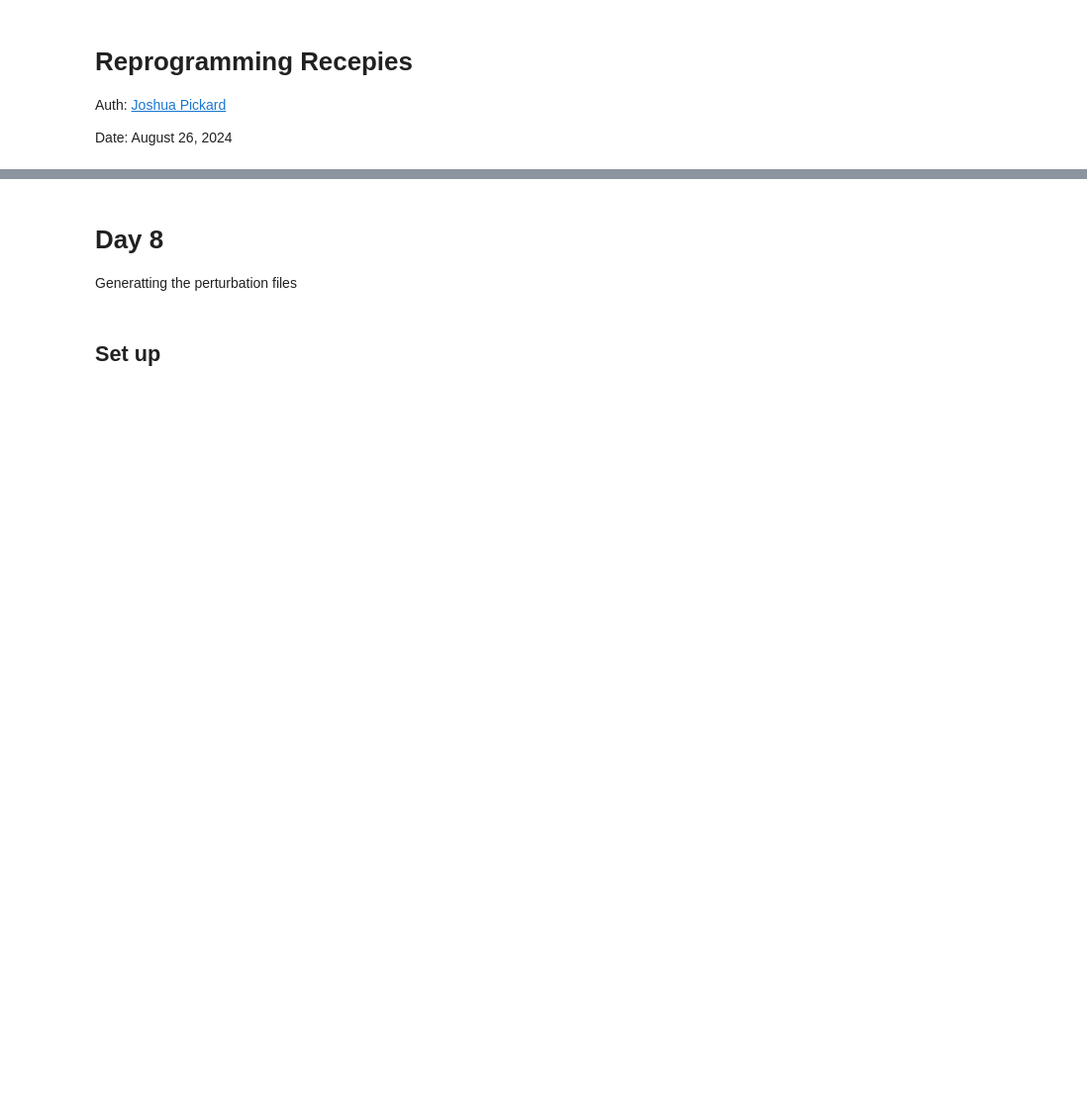
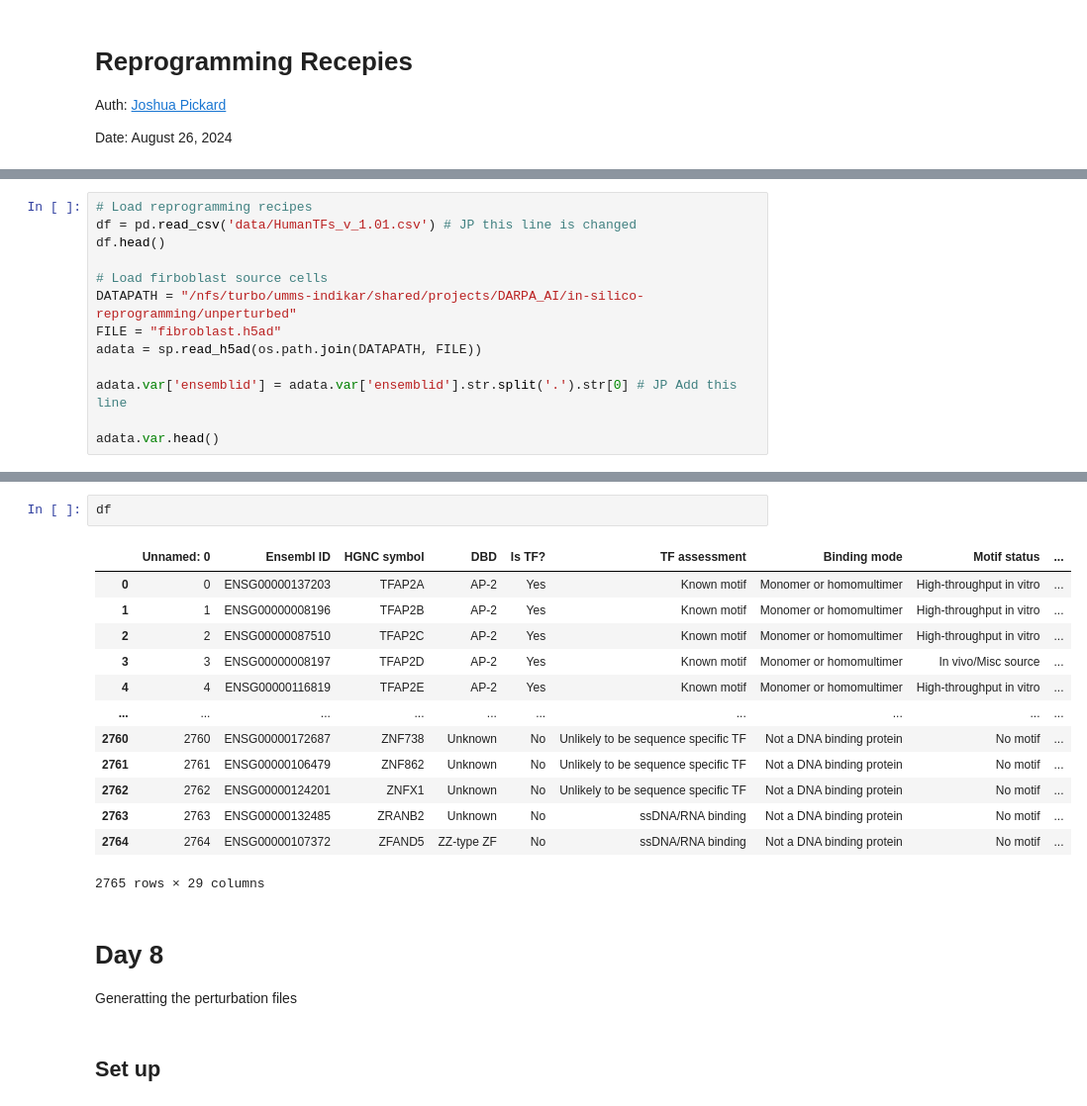
Before and after one commit to Jpickard1/scFoundationModels, a Jupyter notebook: notebooks/reprogramming/reprogramming-recipies-jpic.ipynb, the cells around one changed output, grey strips where cells are left out. Shown at 99% size. Cells and saved outputs as stored; diff of their text form; blank space fills up the shorter version.

```diff
--- a/notebooks/reprogramming/reprogramming-recipies-jpic.ipynb
+++ b/notebooks/reprogramming/reprogramming-recipies-jpic.ipynb
@@ -6,0 +17,13 @@ Date: August 26, 2024
+# %%
+# Load reprogramming recipes
+df = pd.read_csv('data/HumanTFs_v_1.01.csv') # JP this line is changed
+df.head()
+
+# Load firboblast source cells
+DATAPATH = "/nfs/turbo/umms-indikar/shared/projects/DARPA_AI/in-silico-reprogramming/unperturbed"
+FILE = "fibroblast.h5ad"
+adata = sp.read_h5ad(os.path.join(DATAPATH, FILE))
+
+adata.var['ensemblid'] = adata.var['ensemblid'].str.split('.').str[0] # JP Add this line
+
+adata.var.head()
@@ -7,3 +276,19 @@ Date: August 26, 2024
+# %%
+df
+# %% [output]
+|  | Unnamed: 0 | Ensembl ID | HGNC symbol | DBD | Is TF? | TF assessment | Binding mode | Motif status | ... |
+| 0 | 0 | ENSG00000137203 | TFAP2A | AP-2 | Yes | Known motif | Monomer or homomultimer | High-throughput in vitro | ... |
+| 1 | 1 | ENSG00000008196 | TFAP2B | AP-2 | Yes | Known motif | Monomer or homomultimer | High-throughput in vitro | ... |
+| 2 | 2 | ENSG00000087510 | TFAP2C | AP-2 | Yes | Known motif | Monomer or homomultimer | High-throughput in vitro | ... |
+| 3 | 3 | ENSG00000008197 | TFAP2D | AP-2 | Yes | Known motif | Monomer or homomultimer | In vivo/Misc source | ... |
+| 4 | 4 | ENSG00000116819 | TFAP2E | AP-2 | Yes | Known motif | Monomer or homomultimer | High-throughput in vitro | ... |
+| ... | ... | ... | ... | ... | ... | ... | ... | ... | ... |
+| 2760 | 2760 | ENSG00000172687 | ZNF738 | Unknown | No | Unlikely to be sequence specific TF | Not a DNA binding protein | No motif | ... |
+| 2761 | 2761 | ENSG00000106479 | ZNF862 | Unknown | No | Unlikely to be sequence specific TF | Not a DNA binding protein | No motif | ... |
+| 2762 | 2762 | ENSG00000124201 | ZNFX1 | Unknown | No | Unlikely to be sequence specific TF | Not a DNA binding protein | No motif | ... |
+| 2763 | 2763 | ENSG00000132485 | ZRANB2 | Unknown | No | ssDNA/RNA binding | Not a DNA binding protein | No motif | ... |
+| 2764 | 2764 | ENSG00000107372 | ZFAND5 | ZZ-type ZF | No | ssDNA/RNA binding | Not a DNA binding protein | No motif | ... |
+2765 rows × 29 columns
 # %% [markdown]
 # Day 8
 
```
Also changed, not shown: parts of 10 cells of this notebook.
